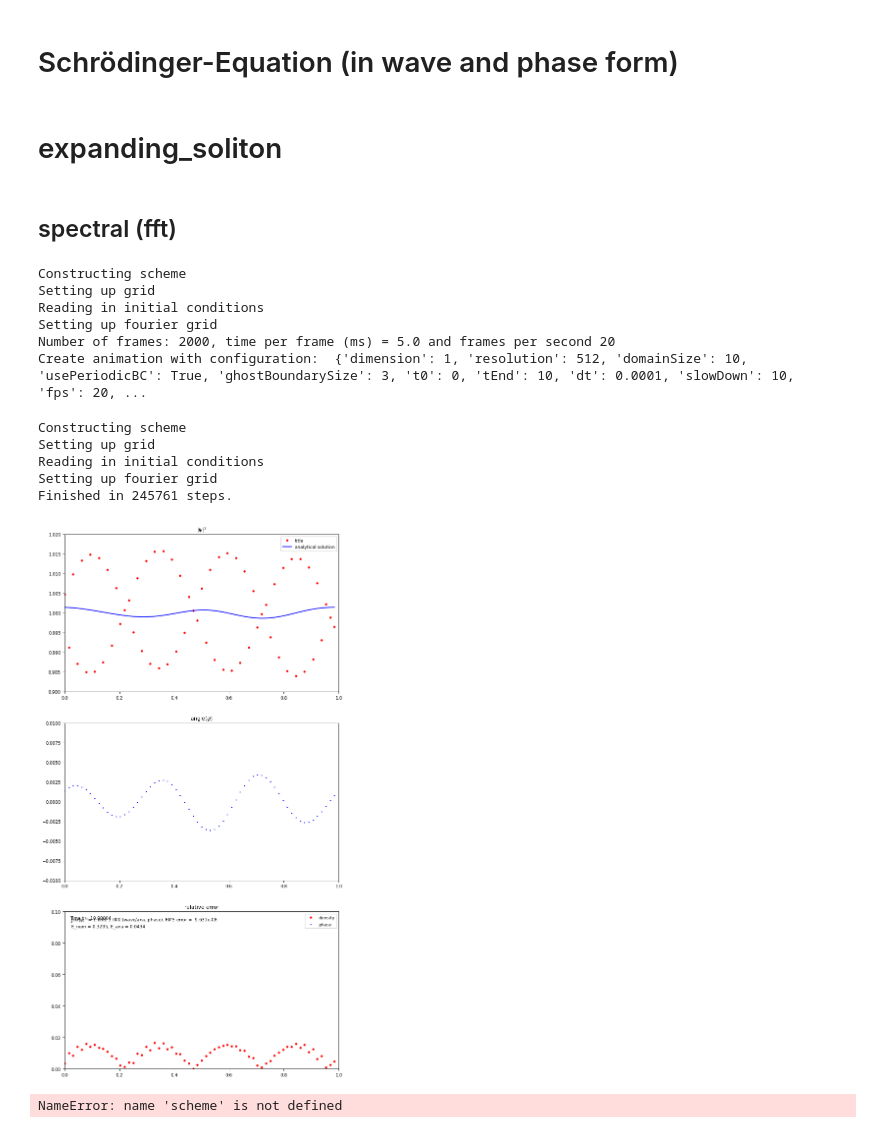
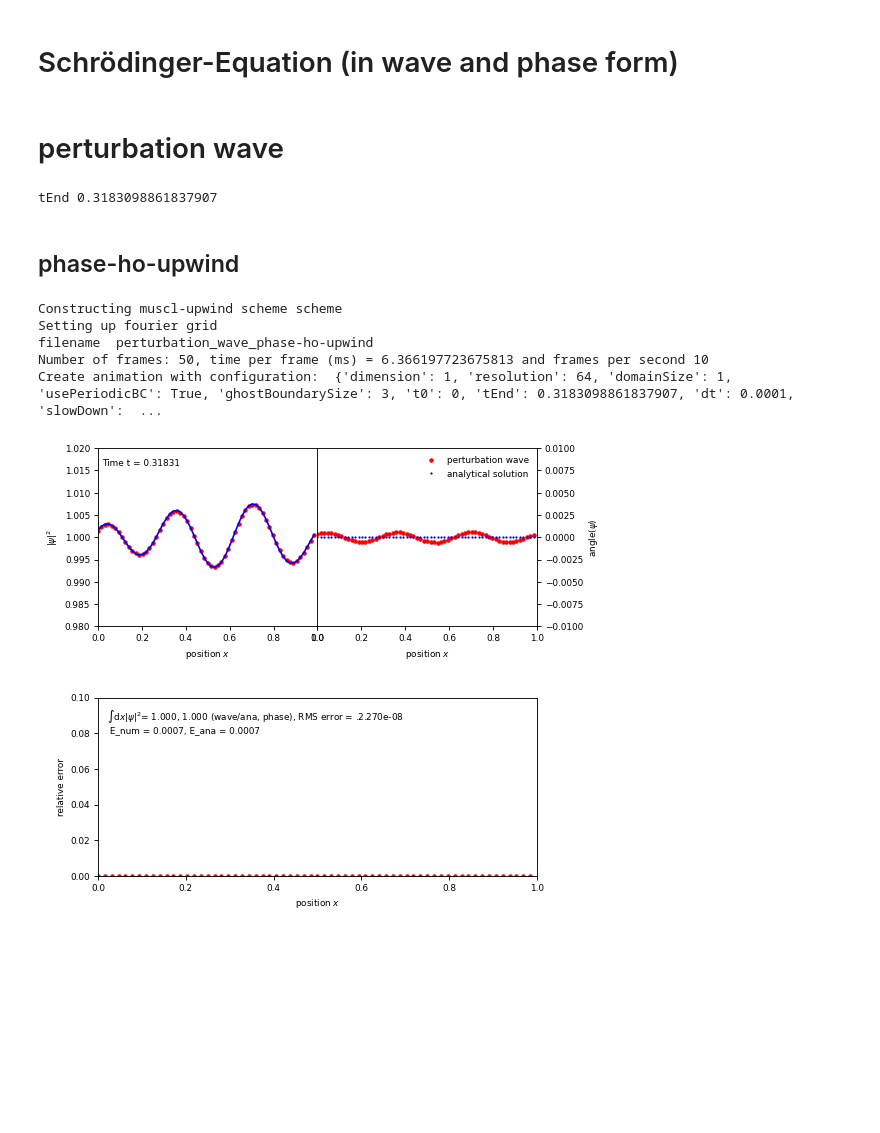
Before and after one commit to KunkelAlexander/fdm-hybrid-scheme, a Jupyter notebook: schroedinger.ipynb, the cells around one changed output. Cells and saved outputs as stored; diff of their text form; code cells hidden in the pictures; blank space fills up the shorter version.

Commit message:
Add accuracy tests

```diff
--- a/schroedinger.ipynb
+++ b/schroedinger.ipynb
@@ -288,37 +2,0 @@ def runTest(title, createAnimation = False):
-# %%
-for key, value in test_list.items():
-#runTest("Infinite well", True)
-    runTest(key, createAnimation = True)
-# %% [output]
-# expanding_soliton
-## spectral (fft)
-Constructing scheme
-Setting up grid
-Reading in initial conditions
-Setting up fourier grid
-Number of frames: 2000, time per frame (ms) = 5.0 and frames per second 20
-Create animation with configuration:  {'dimension': 1, 'resolution': 512, 'domainSize': 10, 'usePeriodicBC': True, 'ghostBoundarySize': 3, 't0': 0, 'tEnd': 10, 'dt': 0.0001, 'slowDown': 10, 'fps': 20, ...
-# %%
-
-test, testConfig, potential = test_list["perturbation wave"]
-
-scheme, schemeConfig = scheme_list["ho-upwind"]
-
-c = getBaseConfig()
-testConfig(c)
-schemeConfig(c)
-c["gravity"] = 1
-c["tEnd"] = 10
-
-run("title", scheme, c, test, "name", potential, False)
-# %% [output]
-Constructing scheme
-Setting up grid
-Reading in initial conditions
-Setting up fourier grid
-Finished in 245761 steps.
-[figure, removed]
-# %%
-solver = scheme(c, test)
-# %% [output]
-NameError: name 'scheme' is not defined
@@ -324,0 +5,12 @@ NameError: name 'scheme' is not defined
+# %%
+runTest(test_name="perturbation wave", scheme_name="phase-ho-upwind", createAnimation=True)
+# %% [output]
+# perturbation wave
+tEnd 0.3183098861837907
+## phase-ho-upwind
+Constructing muscl-upwind scheme scheme
+Setting up fourier grid
+filename  perturbation_wave_phase-ho-upwind
+Number of frames: 50, time per frame (ms) = 6.366197723675813 and frames per second 10
+Create animation with configuration:  {'dimension': 1, 'resolution': 64, 'domainSize': 1, 'usePeriodicBC': True, 'ghostBoundarySize': 3, 't0': 0, 'tEnd': 0.3183098861837907, 'dt': 0.0001, 'slowDown':  ...
+[figure, added]
```
Also changed, not shown: parts of 6 cells of this notebook, 10 other files.
